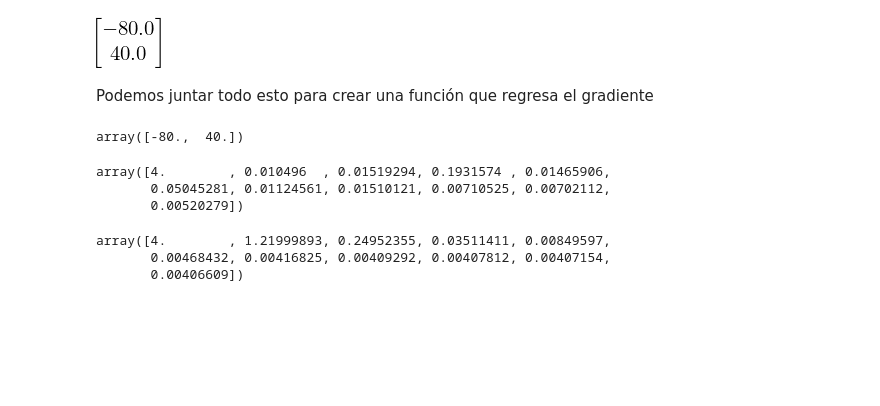
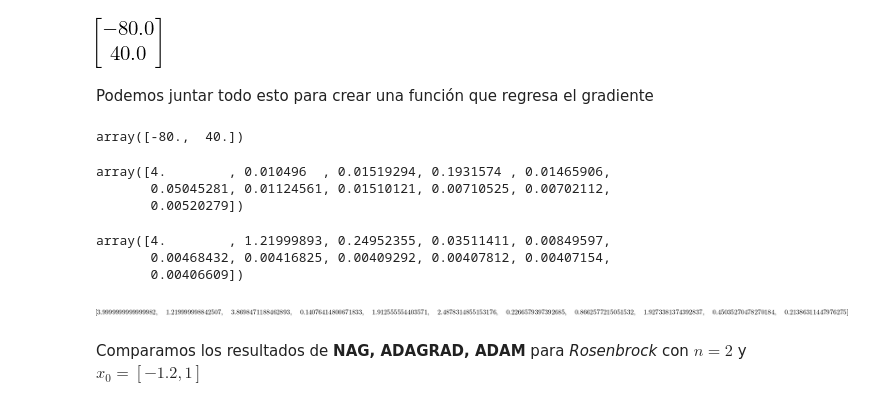
Before and after one commit to nottu/nottu-notes, a Jupyter notebook: MachineLearning/tarea_2_javier_peralta.ipynb, the cells around one changed output. Saved outputs shown, nothing was run; the diff lists cells and outputs as text; code cells hidden in the pictures; blank space fills up the shorter version.

Commit message:
ADAM Code
Added ADAM code and rosenbrock test for n = 2, 10, 50

```diff
--- a/MachineLearning/tarea_2_javier_peralta.ipynb
+++ b/MachineLearning/tarea_2_javier_peralta.ipynb
@@ -41,6 +41,23 @@ def adagrad(f, gradf, x0, nIter, alpha, epsilon = 0.001):
         x = x - n * g
         fx.append(f(x))
     return np.array(fx)
+# %%
+def adam(f, gradf, x0, nIter, alpha, beta = (0.9, 0.999), epsilon = 1E-8):
+    x = x0
+    m = np.zeros_like(x)
+    v = np.zeros_like(x)
+    fx = [f(x)]
+
+    for i in range(nIter):
+        g = gradf(x)
+        m = beta[0] * m + (1 - beta[0]) * g    #decaying avg momentum
+        v = beta[1] * v + (1 - beta[1]) * g**2 #decaying velocity
+        #bias corrected first and second moments
+        mh = m / ( 1 - beta[0])
+        vh = v / ( 1 - beta[1])
+        x = x - alpha * mh / (np.sqrt(vh) + epsilon)
+        fx.append(f(x))
+    return fx
 # %% [markdown]
 Codificamos la función rosembrock como un simple **for**
 # %%
@@ -104,6 +121,9 @@ adagrad(rosenbrock, rosenbrock_grad, x0, 10, 0.1)
 array([4.        , 1.21999893, 0.24952355, 0.03511411, 0.00849597,
        0.00468432, 0.00416825, 0.00409292, 0.00407812, 0.00407154,
        0.00406609])
-# %%
-def adam(f, gradf, x0, nIter, alpha, epsilon = 0.001):
-    pass
+# %%
+adam(rosenbrock, rosenbrock_grad, x0, 10, 0.1)
+# %% [output]
+[figure, added]
+# %% [markdown]
+Comparamos los resultados de **NAG, ADAGRAD, ADAM** para *Rosenbrock* con $n = 2$ y $x_0 = [-1.2, 1]$
```
Also changed, not shown: parts of 4 cells of this notebook.
